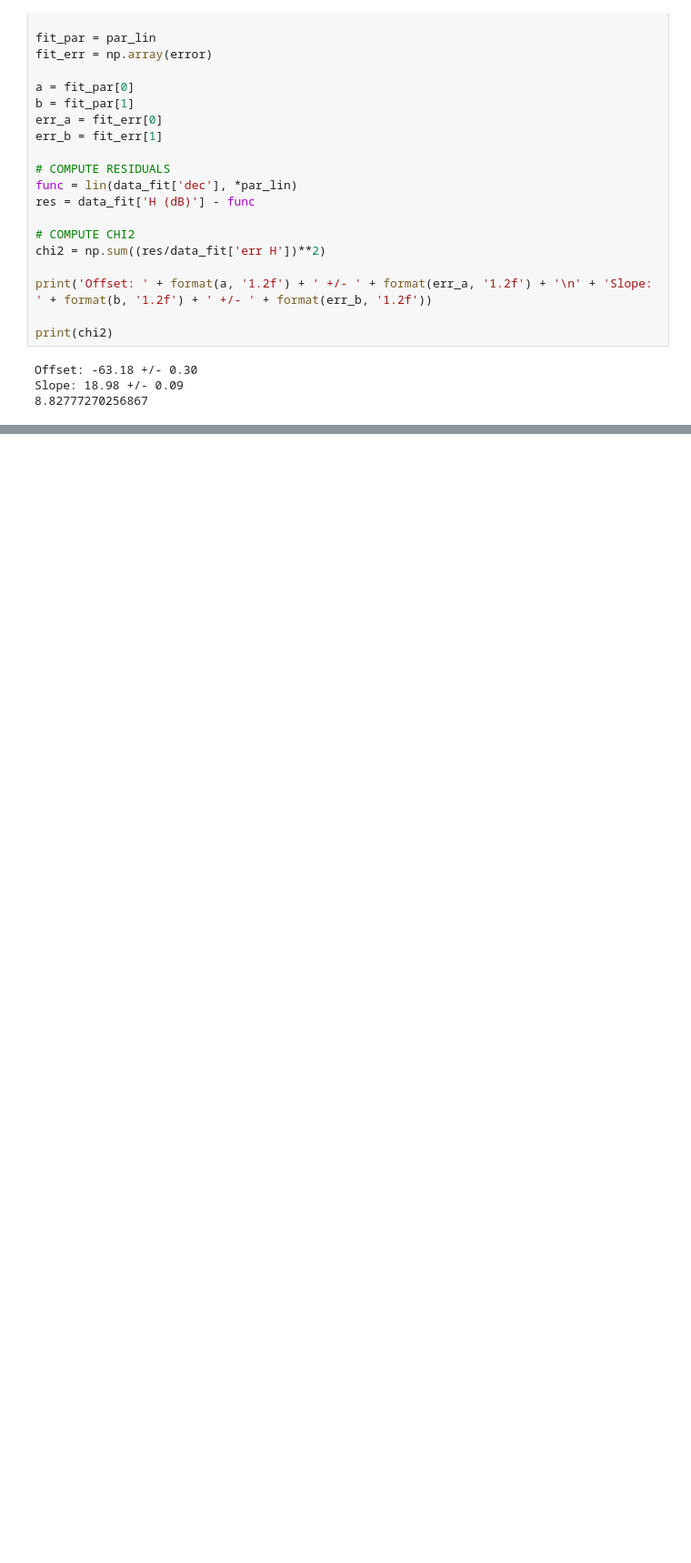
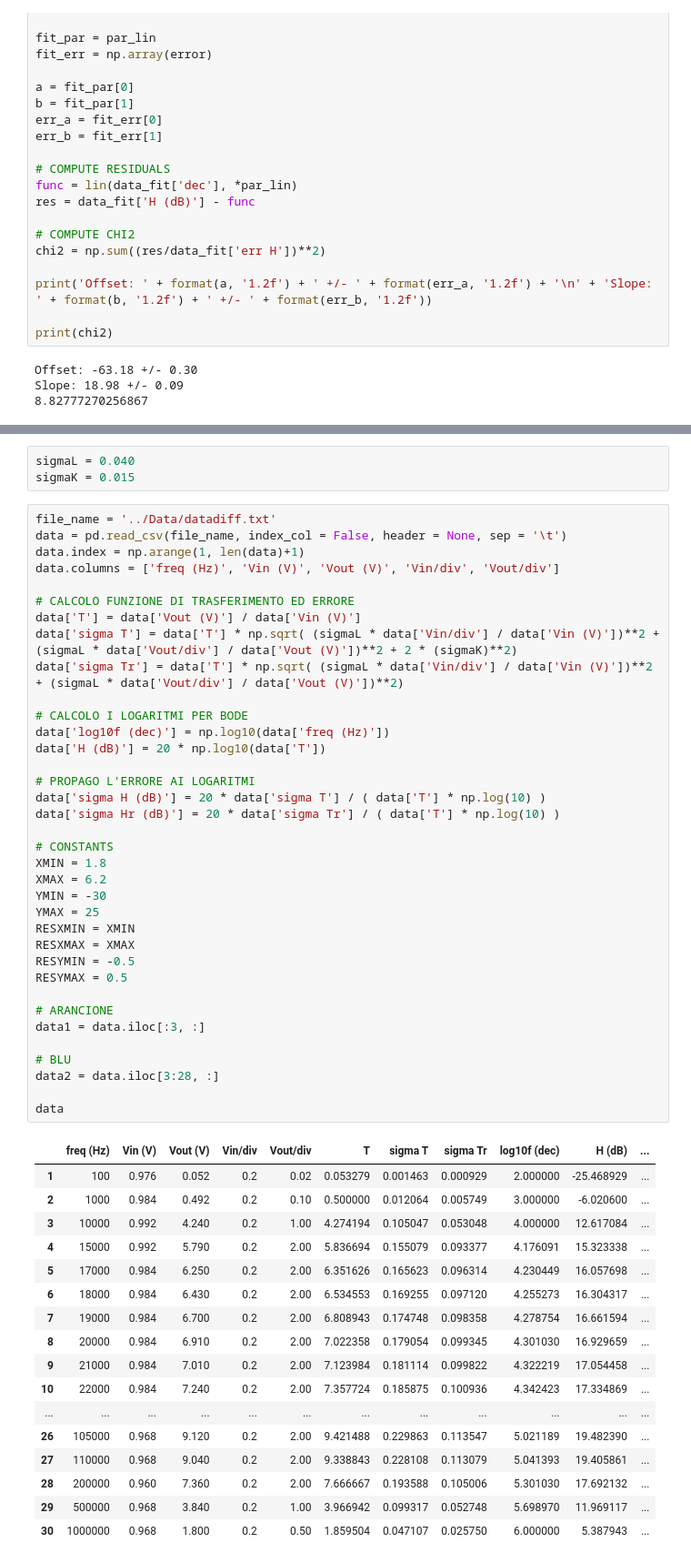
Before and after one commit to niklai99/physics_laboratory_2020_2021, a Jupyter notebook: AMPLIFICATORI OPERAZIONALI/Python/Diff - Simulations.ipynb, the cells around one changed output, grey strips where cells are left out. Shown at 91% size. Saved outputs shown, nothing was run; the diff lists cells and outputs as text; blank space fills up the shorter version.

Commit message:
Updating Bode

```diff
--- a/AMPLIFICATORI OPERAZIONALI/Python/Diff - Simulations.ipynb
+++ b/AMPLIFICATORI OPERAZIONALI/Python/Diff - Simulations.ipynb
@@ -141,0 +147,57 @@ Slope: 18.98 +/- 0.09
+# %%
+sigmaL = 0.040
+sigmaK = 0.015
+# %%
+file_name = '../Data/datadiff.txt'
+data = pd.read_csv(file_name, index_col = False, header = None, sep = '\t')
+data.index = np.arange(1, len(data)+1)
+data.columns = ['freq (Hz)', 'Vin (V)', 'Vout (V)', 'Vin/div', 'Vout/div']
+
+# CALCOLO FUNZIONE DI TRASFERIMENTO ED ERRORE
+data['T'] = data['Vout (V)'] / data['Vin (V)']
+data['sigma T'] = data['T'] * np.sqrt( (sigmaL * data['Vin/div'] / data['Vin (V)'])**2 + (sigmaL * data['Vout/div'] / data['Vout (V)'])**2 + 2 * (sigmaK)**2)
+data['sigma Tr'] = data['T'] * np.sqrt( (sigmaL * data['Vin/div'] / data['Vin (V)'])**2 + (sigmaL * data['Vout/div'] / data['Vout (V)'])**2)
+
+# CALCOLO I LOGARITMI PER BODE
+data['log10f (dec)'] = np.log10(data['freq (Hz)'])
+data['H (dB)'] = 20 * np.log10(data['T'])
+
+# PROPAGO L'ERRORE AI LOGARITMI
+data['sigma H (dB)'] = 20 * data['sigma T'] / ( data['T'] * np.log(10) )
+data['sigma Hr (dB)'] = 20 * data['sigma Tr'] / ( data['T'] * np.log(10) )
+
+# CONSTANTS
+XMIN = 1.8
+XMAX = 6.2
+YMIN = -30
+YMAX = 25
+RESXMIN = XMIN
+RESXMAX = XMAX
+RESYMIN = -0.5
+RESYMAX = 0.5
+
+# ARANCIONE
+data1 = data.iloc[:3, :]
+
+# BLU
+data2 = data.iloc[3:28, :]
+
+data
+# %% [output]
+|  | freq (Hz) | Vin (V) | Vout (V) | Vin/div | Vout/div | T | sigma T | sigma Tr | log10f (dec) | H (dB) | ... |
+| 1 | 100 | 0.976 | 0.052 | 0.2 | 0.02 | 0.053279 | 0.001463 | 0.000929 | 2.000000 | -25.468929 | ... |
+| 2 | 1000 | 0.984 | 0.492 | 0.2 | 0.10 | 0.500000 | 0.012064 | 0.005749 | 3.000000 | -6.020600 | ... |
+| 3 | 10000 | 0.992 | 4.240 | 0.2 | 1.00 | 4.274194 | 0.105047 | 0.053048 | 4.000000 | 12.617084 | ... |
+| 4 | 15000 | 0.992 | 5.790 | 0.2 | 2.00 | 5.836694 | 0.155079 | 0.093377 | 4.176091 | 15.323338 | ... |
+| 5 | 17000 | 0.984 | 6.250 | 0.2 | 2.00 | 6.351626 | 0.165623 | 0.096314 | 4.230449 | 16.057698 | ... |
+| 6 | 18000 | 0.984 | 6.430 | 0.2 | 2.00 | 6.534553 | 0.169255 | 0.097120 | 4.255273 | 16.304317 | ... |
+| 7 | 19000 | 0.984 | 6.700 | 0.2 | 2.00 | 6.808943 | 0.174748 | 0.098358 | 4.278754 | 16.661594 | ... |
+| 8 | 20000 | 0.984 | 6.910 | 0.2 | 2.00 | 7.022358 | 0.179054 | 0.099345 | 4.301030 | 16.929659 | ... |
+| 9 | 21000 | 0.984 | 7.010 | 0.2 | 2.00 | 7.123984 | 0.181114 | 0.099822 | 4.322219 | 17.054458 | ... |
+| 10 | 22000 | 0.984 | 7.240 | 0.2 | 2.00 | 7.357724 | 0.185875 | 0.100936 | 4.342423 | 17.334869 | ... |
+| ... | ... | ... | ... | ... | ... | ... | ... | ... | ... | ... | ... |
+| 26 | 105000 | 0.968 | 9.120 | 0.2 | 2.00 | 9.421488 | 0.229863 | 0.113547 | 5.021189 | 19.482390 | ... |
+| 27 | 110000 | 0.968 | 9.040 | 0.2 | 2.00 | 9.338843 | 0.228108 | 0.113079 | 5.041393 | 19.405861 | ... |
+| 28 | 200000 | 0.960 | 7.360 | 0.2 | 2.00 | 7.666667 | 0.193588 | 0.105006 | 5.301030 | 17.692132 | ... |
+| 29 | 500000 | 0.968 | 3.840 | 0.2 | 1.00 | 3.966942 | 0.099317 | 0.052748 | 5.698970 | 11.969117 | ... |
+| 30 | 1000000 | 0.968 | 1.800 | 0.2 | 0.50 | 1.859504 | 0.047107 | 0.025750 | 6.000000 | 5.387943 | ... |
```
Also changed, not shown: parts of 5 cells of this notebook, 3 other files.
